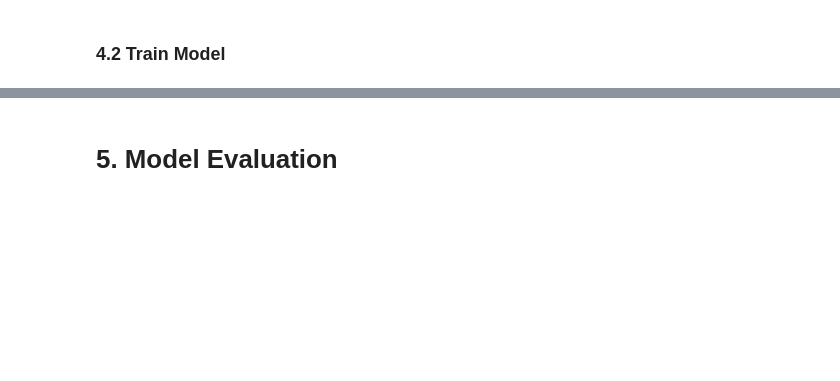
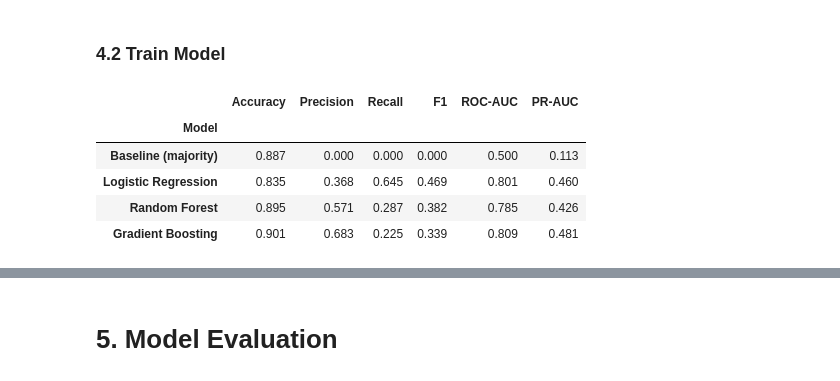
Before and after one commit to SethNeon/mldp-bank-marketing, a Jupyter notebook: MLDP_Bank_Marketing.ipynb.ipynb, the cells around one changed output, grey strips where cells are left out. Saved outputs shown, nothing was run; the diff lists cells and outputs as text; code cells hidden in the pictures; blank space fills up the shorter version.

```diff
--- a/MLDP_Bank_Marketing.ipynb.ipynb
+++ b/MLDP_Bank_Marketing.ipynb.ipynb
@@ -534,7 +544,51 @@ ColumnTransformer(transformers=[('num',
 # %% [markdown]
 ### 4.2 Train Model
 # %%
-## TODO: Define the majority baseline and candidate classification models.
-## Fit every model using the same preprocessing pipeline and train-test split.
-## Store accuracy, precision, recall, F1, ROC-AUC and PR-AUC in one comparison table.
+## Define the baseline and the candidate models.
+## class_weight='balanced' tells the linear/forest models to pay more attention to the rare
+## 'yes' class -- a standard way to handle imbalance.
+models = {
+    'Baseline (majority)': DummyClassifier(strategy='most_frequent'),
+    'Logistic Regression': LogisticRegression(max_iter=1000, class_weight='balanced',
+                                              random_state=RANDOM_STATE),
+    'Random Forest'      : RandomForestClassifier(n_estimators=200, class_weight='balanced',
+                                                 random_state=RANDOM_STATE, n_jobs=-1),
+    'Gradient Boosting'  : GradientBoostingClassifier(random_state=RANDOM_STATE),
+}
+
+results = []
+fitted = {}
+for name, model in models.items():
+    pipe = Pipeline([('prep', preprocessor), ('model', model)])
+    pipe.fit(X_train, y_train)
+    fitted[name] = pipe
+
+    pred = pipe.predict(X_test)
+    # probability of the positive class (Dummy 'most_frequent' has no useful proba -> guard it)
+    try:
+        proba = pipe.predict_proba(X_test)[:, 1]
+        roc = roc_auc_score(y_test, proba)
+        pr  = average_precision_score(y_test, proba)
+    except Exception:
+        roc, pr = np.nan, np.nan
+
+    results.append({
+        'Model'    : name,
+        'Accuracy' : accuracy_score(y_test, pred),
+        'Precision': precision_score(y_test, pred, zero_division=0),
+        'Recall'   : recall_score(y_test, pred, zero_division=0),
+        'F1'       : f1_score(y_test, pred, zero_division=0),
+        'ROC-AUC'  : roc,
+        'PR-AUC'   : pr,
+    })
+
+results_df = pd.DataFrame(results).set_index('Model').round(3)
+results_df
+# %% [output]
+|  | Accuracy | Precision | Recall | F1 | ROC-AUC | PR-AUC |
+| Model |  |  |  |  |  |  |
+| Baseline (majority) | 0.887 | 0.000 | 0.000 | 0.000 | 0.500 | 0.113 |
+| Logistic Regression | 0.835 | 0.368 | 0.645 | 0.469 | 0.801 | 0.460 |
+| Random Forest | 0.895 | 0.571 | 0.287 | 0.382 | 0.785 | 0.426 |
+| Gradient Boosting | 0.901 | 0.683 | 0.225 | 0.339 | 0.809 | 0.481 |
 # %% [markdown]
```
Also changed, not shown: parts of 5 cells of this notebook.
